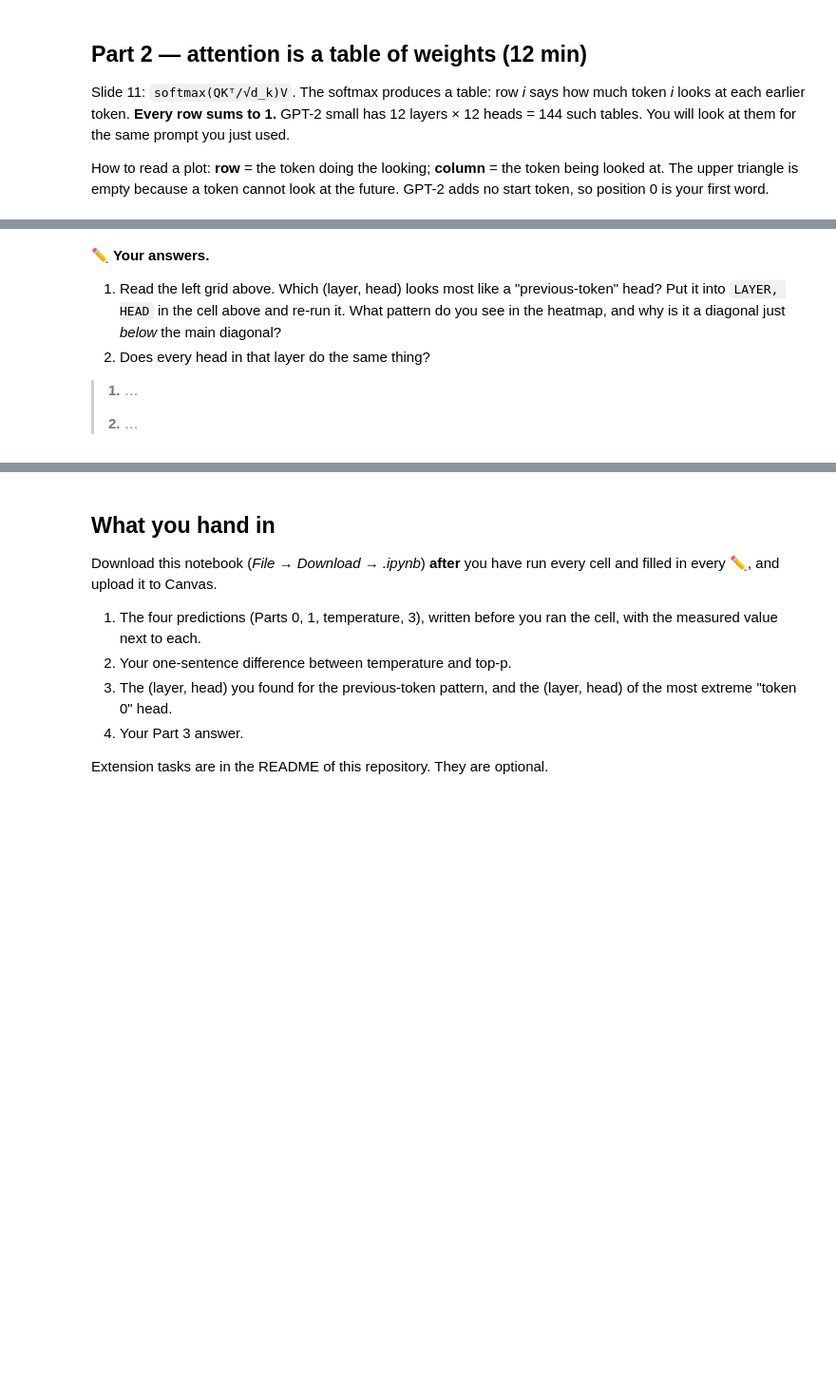
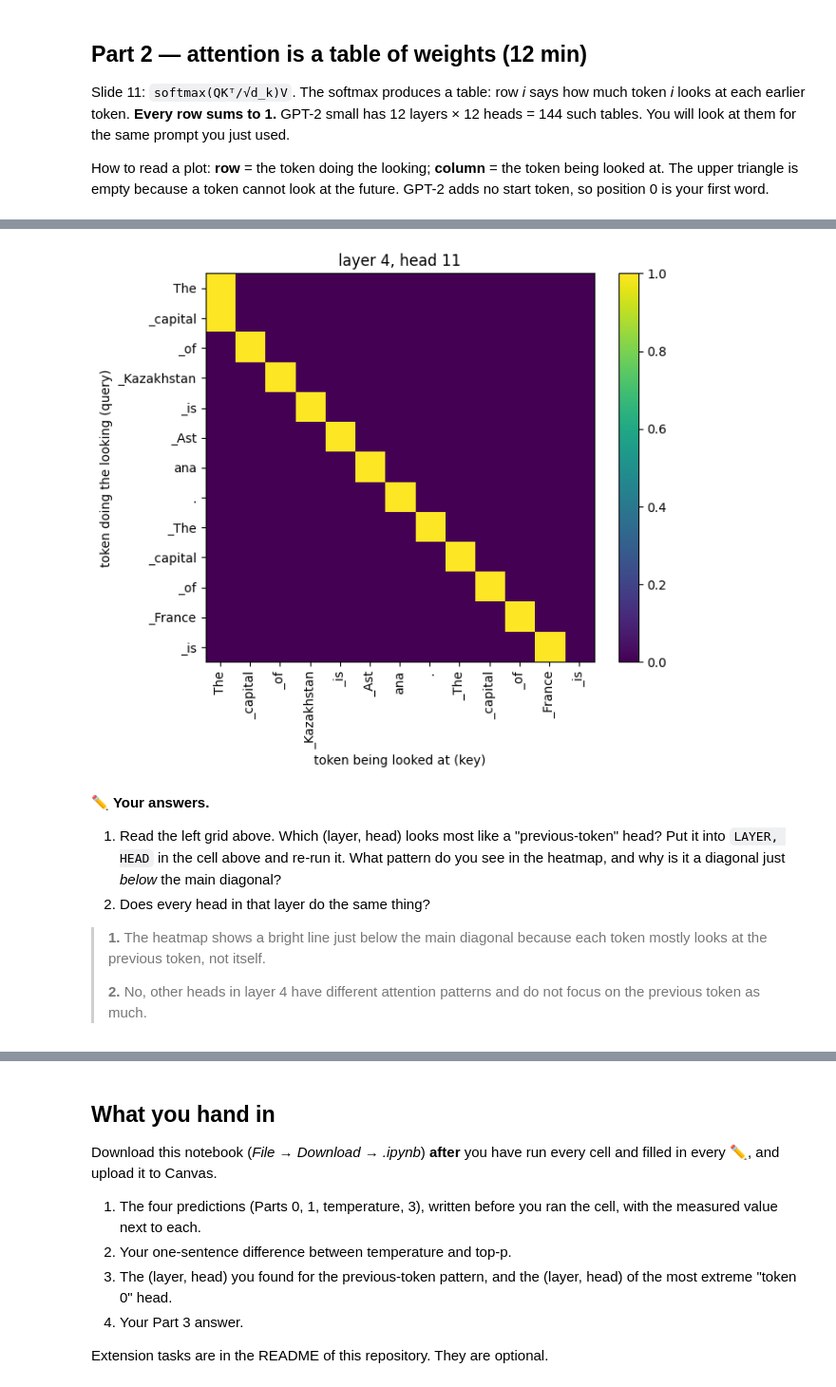
Before and after one commit to aruzhanusserbai/lab-02-AI-course, a Jupyter notebook: Копия_блокнота_"lab02_inside_the_model_ipynb".ipynb, the cells around one changed output, grey strips where cells are left out. Shown at 95% size. Cells and saved outputs as stored; diff of their text form; code cells hidden in the pictures; blank space fills up the shorter version.

```diff
--- a/Копия_блокнота_"lab02_inside_the_model_ipynb".ipynb
+++ b/Копия_блокнота_"lab02_inside_the_model_ipynb".ipynb
@@ -272,32 +351,34 @@ plt.show()
 # %%
 def attention_heatmap(text: str, layer: int, head: int) -> None:
     labels, atts = get_attention(text)
     a = atts[layer][0, head]
     fig, ax = plt.subplots(figsize=(7, 6))
     im = ax.imshow(a.numpy(), cmap="viridis", vmin=0, vmax=1)
     ax.set_xticks(range(len(labels)))
     ax.set_xticklabels(labels, rotation=90)
     ax.set_yticks(range(len(labels)))
     ax.set_yticklabels(labels)
     ax.set_xlabel("token being looked at (key)")
     ax.set_ylabel("token doing the looking (query)")
     ax.set_title(f"layer {layer}, head {head}")
     fig.colorbar(im, ax=ax, fraction=0.046)
     plt.tight_layout()
     plt.show()
 
 
-LAYER, HEAD = 0, 0  # ✏️ TODO: the (layer, head) that the LEFT grid shows as a previous-token head
+LAYER, HEAD = 4, 11  # ✏️ TODO: the (layer, head) that the LEFT grid shows as a previous-token head
 attention_heatmap(TEXT, LAYER, HEAD)
+# %% [output]
+[figure, added]
 # %% [markdown]
 **✏️ Your answers.**
 
 1. Read the left grid above. Which (layer, head) looks most like a "previous-token" head? Put it into `LAYER, HEAD` in the cell above and re-run it. What pattern do you see in the heatmap, and why is it a diagonal just *below* the main diagonal?
 2. Does every head in that layer do the same thing?
 
-> **1.** …
+> **1.** The heatmap shows a bright line just below the main diagonal because each token mostly looks at the previous token, not itself.
 >
-> **2.** …
+> **2.** No, other heads in layer 4 have different attention patterns and do not focus on the previous token as much.
 # %%
 # Check yourself: the three heads with the highest previous-token score for this prompt.
 for v, idx in zip(*torch.topk(prev_score.flatten(), 3)):
```
Also changed, not shown: parts of 21 cells of this notebook.
